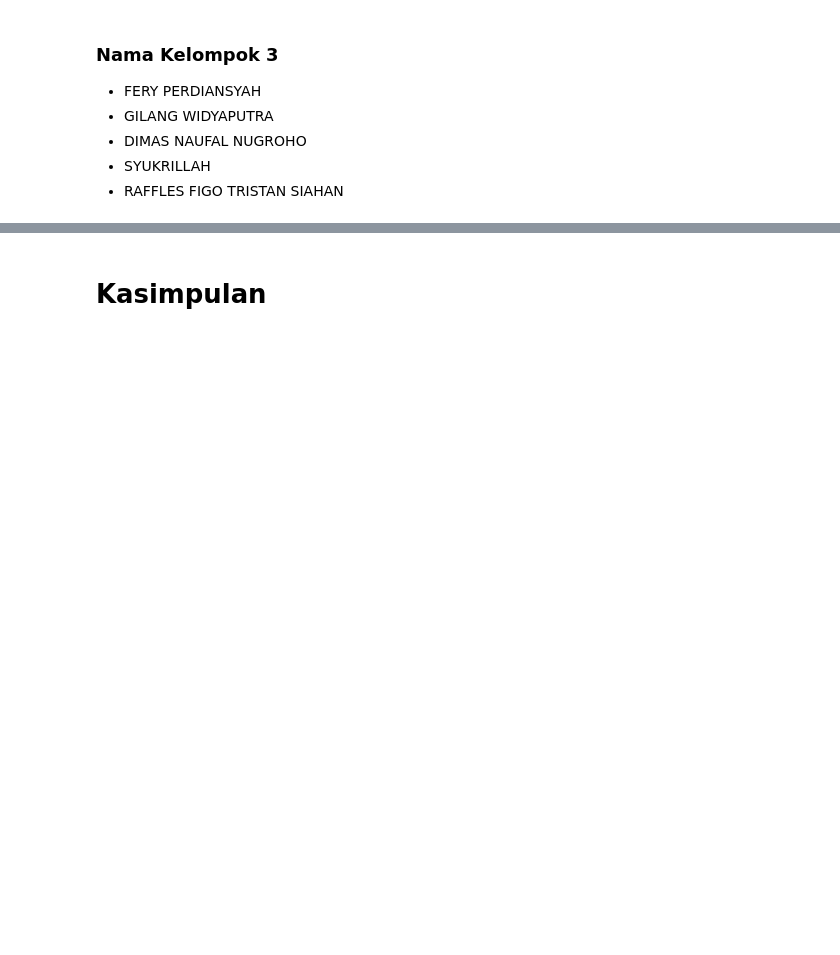
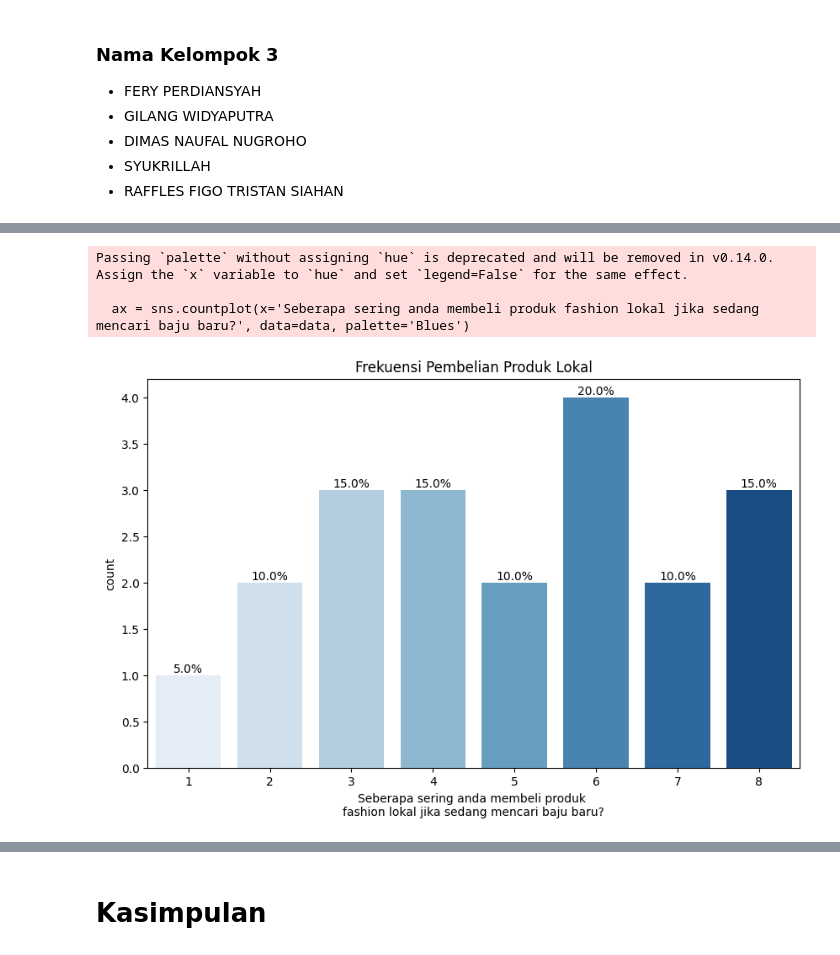
Before and after one commit to syukrillah0108/Sem_3, a Jupyter notebook: Statistika/src/Analisis Fashion.ipynb, the cells around one changed output, grey strips where cells are left out. Saved outputs shown, nothing was run; the diff lists cells and outputs as text; code cells hidden in the pictures; blank space fills up the shorter version.

```diff
--- a/Statistika/src/Analisis Fashion.ipynb
+++ b/Statistika/src/Analisis Fashion.ipynb
@@ -69,3 +99,24 @@ plt.show()
+# %%
+plt.figure(figsize=(10, 6))
+ax = sns.countplot(x='Seberapa sering anda membeli produk fashion lokal jika sedang mencari baju baru?', data=data, palette='Blues')
+
+# Menambahkan label persentase di atas setiap bar
+total = len(data)
+for p in ax.patches:
+    percentage = '{:.1f}%'.format(100 * p.get_height() / total)
+    x = p.get_x() + p.get_width() / 2
+    y = p.get_height()
+    ax.annotate(percentage, (x, y), ha='center', va='bottom')
+
+# Menambahkan judul dan label pada sumbu x
+plt.title('Frekuensi Pembelian Produk Lokal')
+plt.xlabel("Seberapa sering anda membeli produk \nfashion lokal jika sedang mencari baju baru?")
+plt.show()
+# %% [output]
+Passing `palette` without assigning `hue` is deprecated and will be removed in v0.14.0. Assign the `x` variable to `hue` and set `legend=False` for the same effect.
+
+  ax = sns.countplot(x='Seberapa sering anda membeli produk fashion lokal jika sedang mencari baju baru?', data=data, palette='Blues')
+[figure, added]
 # %%
 sns.scatterplot(x='Seberapa besar pengaruh merek fashion lokal dalam mempengaruhi keputusan anda untuk membeli produk mereka?', y='Apakah harga produk fashion brand lokal mempengaruhi ?', data=data, hue='Seberapa sering anda membeli produk fashion lokal jika sedang mencari baju baru?', s=100)
 plt.title('Pengaruh Harga terhadap Keputusan Pembelian')
```
Also changed, not shown: parts of 16 cells of this notebook.
